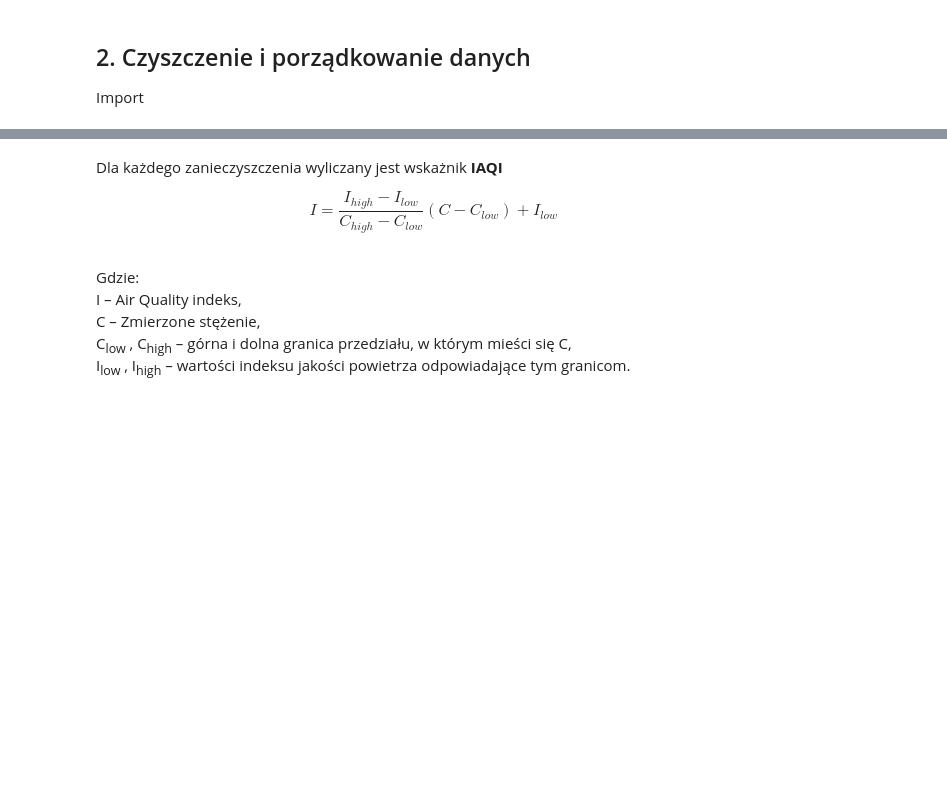
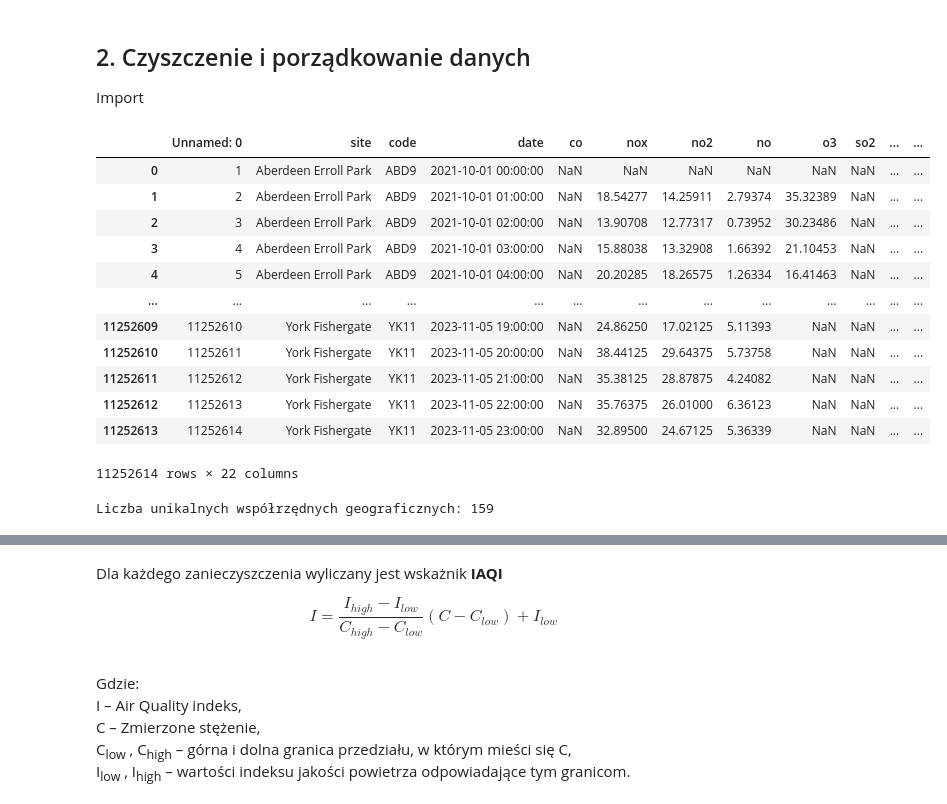
Before and after one commit to rk404/SAD, a Jupyter notebook: Zadanie_SAD_2025.ipynb, the cells around one changed output, grey strips where cells are left out. Cells and saved outputs as stored; diff of their text form; code cells hidden in the pictures; blank space fills up the shorter version.

Commit message:
próba ustalena miasta na podstawie współrzędnych

```diff
--- a/Zadanie_SAD_2025.ipynb
+++ b/Zadanie_SAD_2025.ipynb
@@ -64,3 +64,36 @@ path = kg.dataset_download("airqualityanthony/uk-defra-aurn-air-quality-data-201
 # wczytanie danych do ramki danych pandas i obróbka danych
 
 df_air = pd.read_csv(path + "/AURN_2015_2023.csv")
+# %%
+df_air
+# %% [output]
+|  | Unnamed: 0 | site | code | date | co | nox | no2 | no | o3 | so2 | ... | ... |
+| 0 | 1 | Aberdeen Erroll Park | ABD9 | 2021-10-01 00:00:00 | NaN | NaN | NaN | NaN | NaN | NaN | ... | ... |
+| 1 | 2 | Aberdeen Erroll Park | ABD9 | 2021-10-01 01:00:00 | NaN | 18.54277 | 14.25911 | 2.79374 | 35.32389 | NaN | ... | ... |
+| 2 | 3 | Aberdeen Erroll Park | ABD9 | 2021-10-01 02:00:00 | NaN | 13.90708 | 12.77317 | 0.73952 | 30.23486 | NaN | ... | ... |
+| 3 | 4 | Aberdeen Erroll Park | ABD9 | 2021-10-01 03:00:00 | NaN | 15.88038 | 13.32908 | 1.66392 | 21.10453 | NaN | ... | ... |
+| 4 | 5 | Aberdeen Erroll Park | ABD9 | 2021-10-01 04:00:00 | NaN | 20.20285 | 18.26575 | 1.26334 | 16.41463 | NaN | ... | ... |
+| ... | ... | ... | ... | ... | ... | ... | ... | ... | ... | ... | ... | ... |
+| 11252609 | 11252610 | York Fishergate | YK11 | 2023-11-05 19:00:00 | NaN | 24.86250 | 17.02125 | 5.11393 | NaN | NaN | ... | ... |
+| 11252610 | 11252611 | York Fishergate | YK11 | 2023-11-05 20:00:00 | NaN | 38.44125 | 29.64375 | 5.73758 | NaN | NaN | ... | ... |
+| 11252611 | 11252612 | York Fishergate | YK11 | 2023-11-05 21:00:00 | NaN | 35.38125 | 28.87875 | 4.24082 | NaN | NaN | ... | ... |
+| 11252612 | 11252613 | York Fishergate | YK11 | 2023-11-05 22:00:00 | NaN | 35.76375 | 26.01000 | 6.36123 | NaN | NaN | ... | ... |
+| 11252613 | 11252614 | York Fishergate | YK11 | 2023-11-05 23:00:00 | NaN | 32.89500 | 24.67125 | 5.36339 | NaN | NaN | ... | ... |
+11252614 rows × 22 columns
+# %%
+# make a df with unigue latitude and longitude
+df_unique_coords = df_air[['latitude', 'longitude']].drop_duplicates()
+# numerate the rows
+df_unique_coords['id'] = range(1, len(df_unique_coords) + 1)
+# df df_unique_coords with unique id, latitude and longitude
+df_unique_coords = df_unique_coords[['id', 'latitude', 'longitude']]
+# count the number of unique coordinates
+unique_coords_count = df_unique_coords.shape[0]
+# print the number of unique coordinates
+print(f"Liczba unikalnych współrzędnych geograficznych: {unique_coords_count}")
+
+
+# save the df_unique_coords to a csv file
+df_unique_coords.to_csv("Dane/unique_coordinates.csv", index=False)
+# %% [output]
+Liczba unikalnych współrzędnych geograficznych: 159
```
Also changed, not shown: parts of 15 cells of this notebook, 2 other files.
